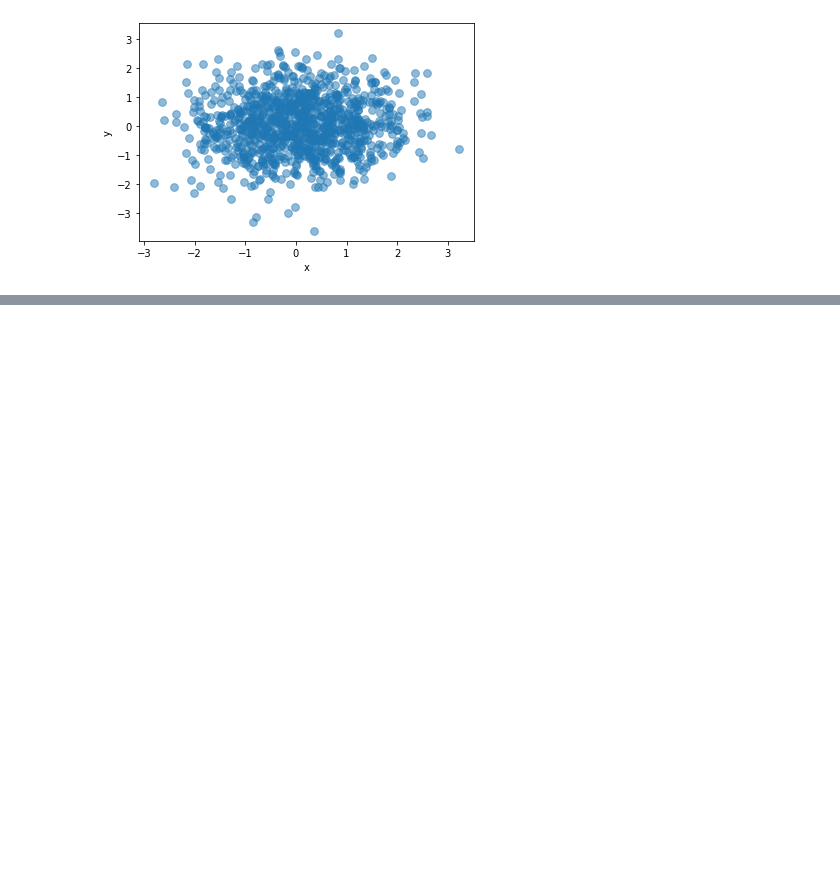
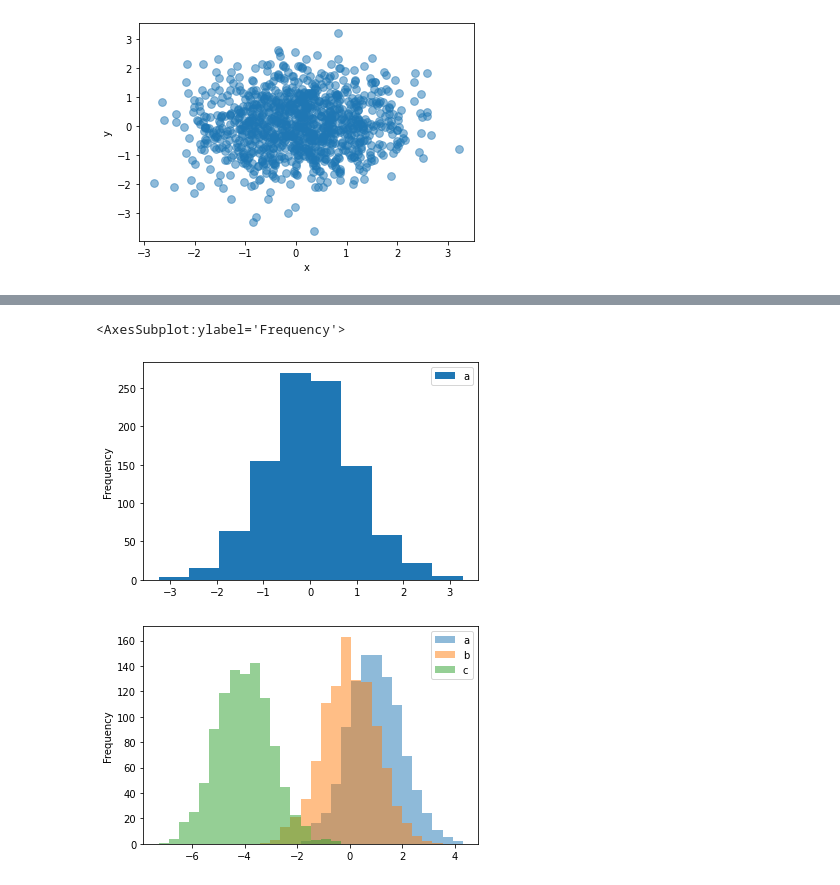
Before and after one commit to timemeansalot/python, a Jupyter notebook: python_basic/pandas.ipynb, the cells around one changed output, grey strips where cells are left out. Drawn from its saved outputs; the diff is of its cells as text; code cells hidden in the pictures; blank space fills up the shorter version.

```diff
--- a/python_basic/pandas.ipynb
+++ b/python_basic/pandas.ipynb
@@ -568,0 +597,20 @@ TypeError: Got both 'c' and 'color', which are aliases of one another
+# %%
+## distribution graph: histogram
+
+df=pd.DataFrame({'a':np.random.randn(1000)})
+
+df.plot.hist()
+
+df = pd.DataFrame(
+    {
+        "a": np.random.randn(1000) + 1,
+        "b": np.random.randn(1000),
+        "c": np.random.randn(1000) - 4,
+    }
+)
+
+df.plot.hist(alpha=0.5, bins=30) # bins define the number of cylinders
+# %% [output]
+<AxesSubplot:ylabel='Frequency'>
+[figure, added]
+[figure, added]
```
Also changed, not shown: parts of 45 cells of this notebook.
